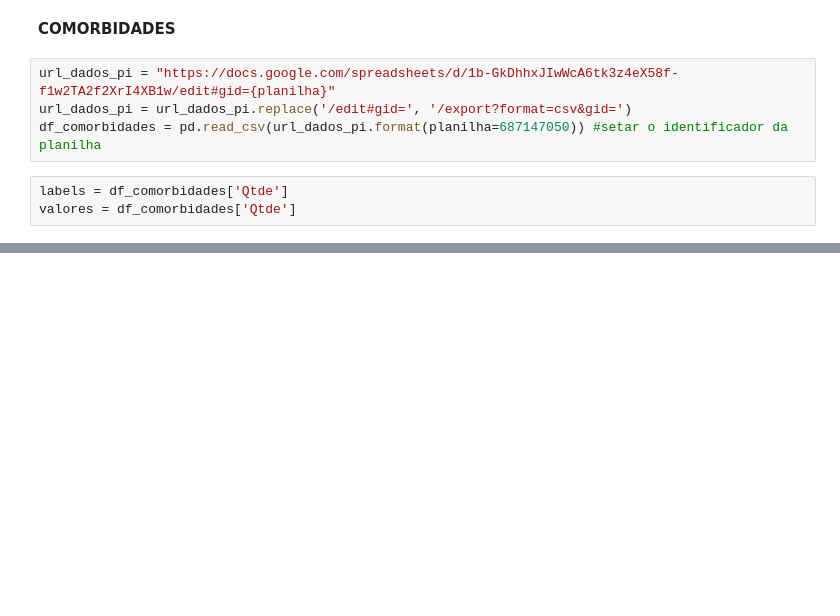
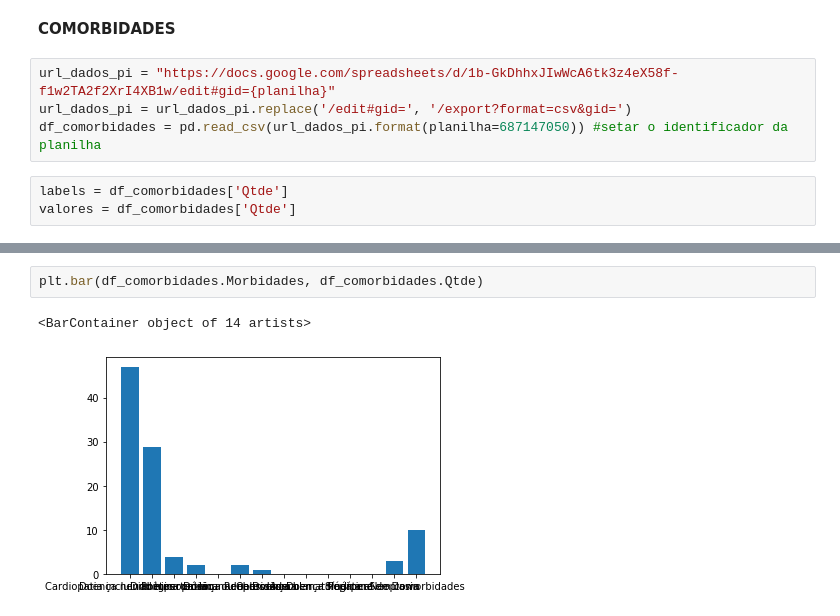
Before and after one commit to DarknessRdg/covid19-map, a Jupyter notebook: jupyter_notebooks/DADOS_OFICIAIS_SESAPI.ipynb, the cells around one changed output, grey strips where cells are left out. Drawn from its saved outputs; the diff is of its cells as text; blank space fills up the shorter version.

```diff
--- a/jupyter_notebooks/DADOS_OFICIAIS_SESAPI.ipynb
+++ b/jupyter_notebooks/DADOS_OFICIAIS_SESAPI.ipynb
@@ -46,0 +73,5 @@ plt.show()
+# %%
+plt.bar(df_comorbidades.Morbidades, df_comorbidades.Qtde)
+# %% [output]
+<BarContainer object of 14 artists>
+[figure, added]
```
Also changed, not shown: parts of 3 cells of this notebook, 2 other files.
